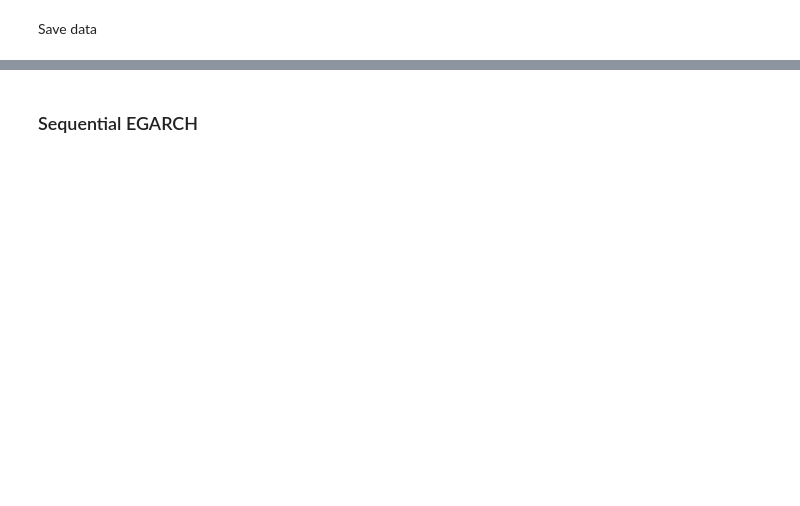
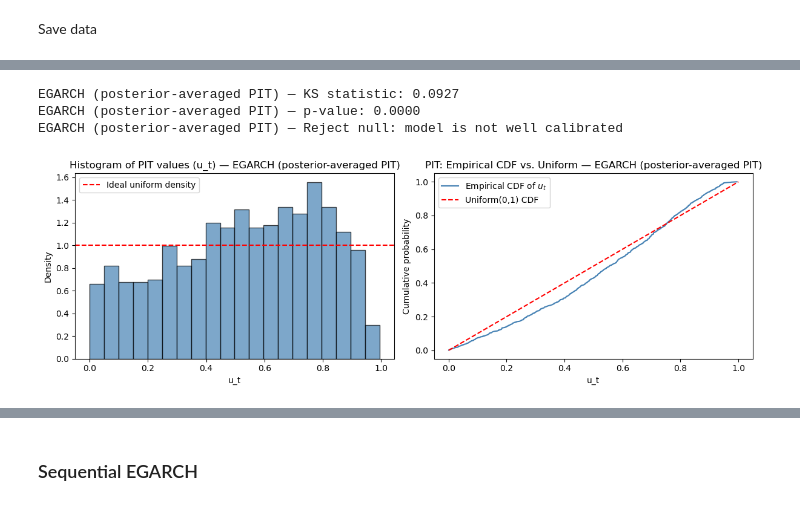
Before and after one commit to aditbasu1324/Volatility-Modelling-Through-Bayesian-Methods, a Jupyter notebook: Bayesian II-Copy3.ipynb, the cells around one changed output, grey strips where cells are left out. Cells and saved outputs as stored; diff of their text form; code cells hidden in the pictures; blank space fills up the shorter version.

```diff
--- a/Bayesian II-Copy3.ipynb
+++ b/Bayesian II-Copy3.ipynb
@@ -1308,0 +1300,37 @@ Return coverage at different CI levels (EGARCH):
+# %%
+# ── PIT alignment: sigma_posterior_egarch against returns (separate from HV alignment above) ──
+sigma_posterior_egarch_df = pd.DataFrame(
+    sigma_posterior_egarch.T,   # (T, S) — one row per date, one column per draw
+    index=regression_returns.index
+).dropna()
+
+common_dates_pit = sigma_posterior_egarch_df.index.intersection(regression_returns.index)
+sigma_posterior_egarch_pit = sigma_posterior_egarch_df.loc[common_dates_pit].values.T  # back to (S, T_common)
+returns_regression_egarch_pit = regression_returns.loc[common_dates_pit].values.flatten()
+dates_regression_egarch_pit = common_dates_pit
+# %%
+def compute_pit_posterior(returns, sigma_per_draw, dist='t', df=None):
+    '''Method 1: compute u_t per posterior draw, then average across draws.
+    sigma_per_draw: shape (S, T) — raw per-day sigma_t, one row per draw.'''
+    S, T = sigma_per_draw.shape
+    u_per_draw = np.zeros((S, T))
+    for s in range(S):
+        if dist == 't':
+            u_per_draw[s] = stats.t.cdf(returns / sigma_per_draw[s], df=df)
+        else:
+            u_per_draw[s] = norm.cdf(returns / sigma_per_draw[s])
+    u_t = np.mean(u_per_draw, axis=0)   # average across draws — Method 1
+    ks_stat, p_value = kstest(u_t, 'uniform')
+    return u_t, ks_stat, p_value
+# %%
+# ── Run PIT using Method 1 (posterior-averaged) ──
+u_t_regression_egarch, ks_stat_regression_egarch, p_value_regression_egarch = compute_pit_posterior(
+    returns_regression_egarch_pit, sigma_posterior_egarch_pit, dist='t', df=np.median(nu_all)
+)
+print_pit_result(ks_stat_regression_egarch, p_value_regression_egarch, label="EGARCH (posterior-averaged PIT)")
+plot_pit(u_t_regression_egarch, label="EGARCH (posterior-averaged PIT)")
+# %% [output]
+EGARCH (posterior-averaged PIT) — KS statistic: 0.0927
+EGARCH (posterior-averaged PIT) — p-value: 0.0000
+EGARCH (posterior-averaged PIT) — Reject null: model is not well calibrated
+[figure, added]
```
Also changed, not shown: parts of 57 cells of this notebook, 8 other files.
